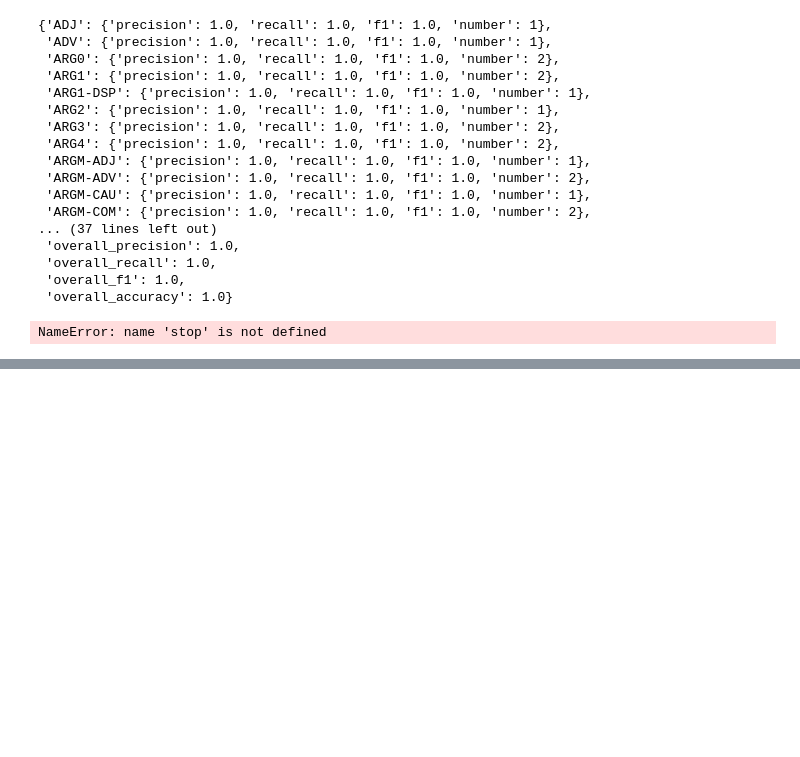
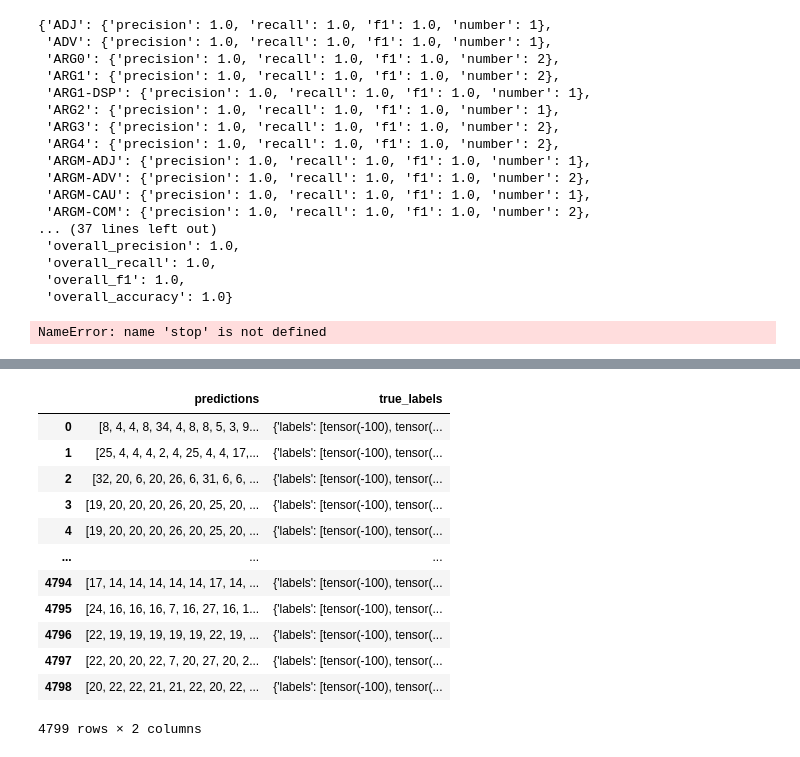
Before and after one commit to jing12e/advanced_nlp, a Jupyter notebook: assignment3/bert_srl.ipynb, the cells around one changed output, grey strips where cells are left out. Drawn from its saved outputs; the diff is of its cells as text; code cells hidden in the pictures; blank space fills up the shorter version.

```diff
--- a/assignment3/bert_srl.ipynb
+++ b/assignment3/bert_srl.ipynb
@@ -349,5 +344,5 @@ TypeError: argmax(): argument 'input' (position 1) must be Tensor, not numpy.nda
 # %%
-predictions = np.argmax(outputs.predictions)
+predictions = np.argmax(outputs.predictions, axis=1)
 
 predictions = predictions.tolist()
 # %%
@@ -364,3 +359,19 @@ def picklify(pickles,not_so_pickles):
     with open(pickles, 'wb') as p:
         pickle.dump(not_so_pickles, p)
 picklify('basic_bert.pickle',model)
+# %%
+df_test
+# %% [output]
+|  | predictions | true_labels |
+| 0 | [8, 4, 4, 8, 34, 4, 8, 8, 5, 3, 9... | {'labels': [tensor(-100), tensor(... |
+| 1 | [25, 4, 4, 4, 2, 4, 25, 4, 4, 17,... | {'labels': [tensor(-100), tensor(... |
+| 2 | [32, 20, 6, 20, 26, 6, 31, 6, 6, ... | {'labels': [tensor(-100), tensor(... |
+| 3 | [19, 20, 20, 20, 26, 20, 25, 20, ... | {'labels': [tensor(-100), tensor(... |
+| 4 | [19, 20, 20, 20, 26, 20, 25, 20, ... | {'labels': [tensor(-100), tensor(... |
+| ... | ... | ... |
+| 4794 | [17, 14, 14, 14, 14, 14, 17, 14, ... | {'labels': [tensor(-100), tensor(... |
+| 4795 | [24, 16, 16, 16, 7, 16, 27, 16, 1... | {'labels': [tensor(-100), tensor(... |
+| 4796 | [22, 19, 19, 19, 19, 19, 22, 19, ... | {'labels': [tensor(-100), tensor(... |
+| 4797 | [22, 20, 20, 22, 7, 20, 27, 20, 2... | {'labels': [tensor(-100), tensor(... |
+| 4798 | [20, 22, 22, 21, 21, 22, 20, 22, ... | {'labels': [tensor(-100), tensor(... |
+4799 rows × 2 columns
```
Also changed, not shown: parts of 1 cell of this notebook.
